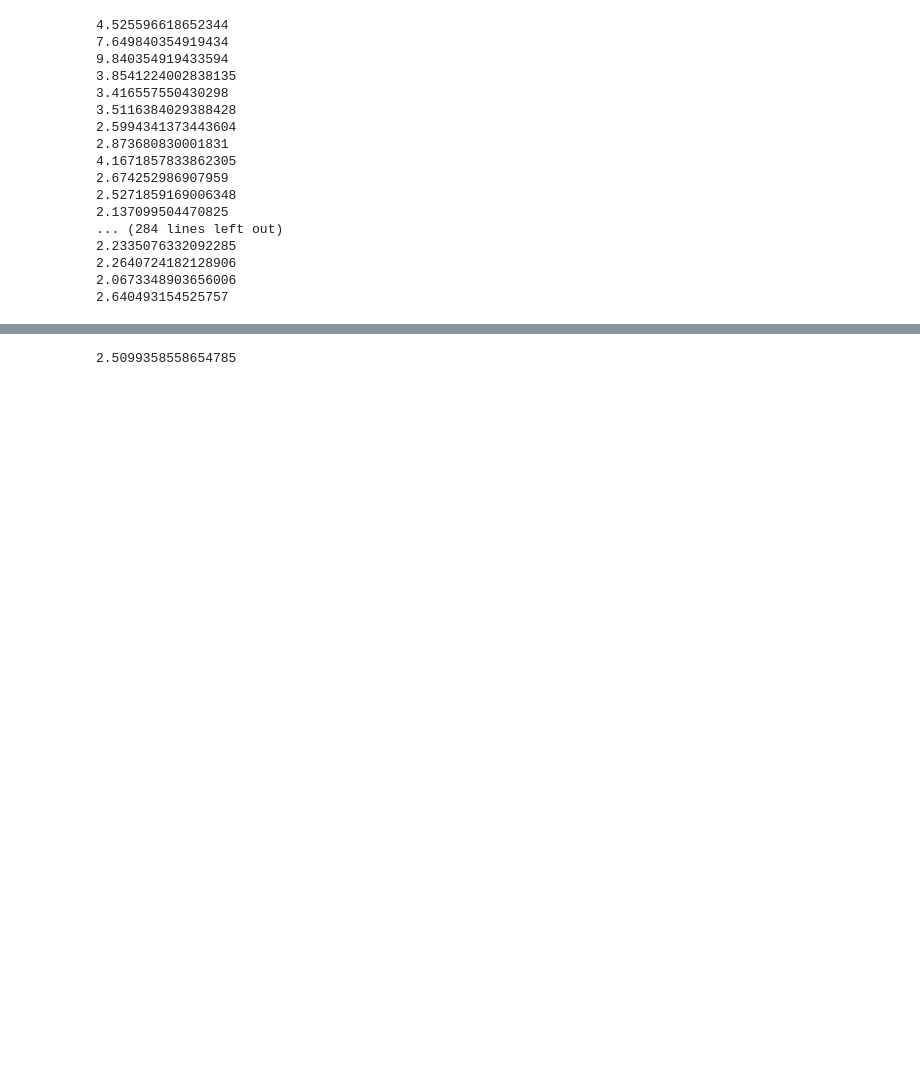
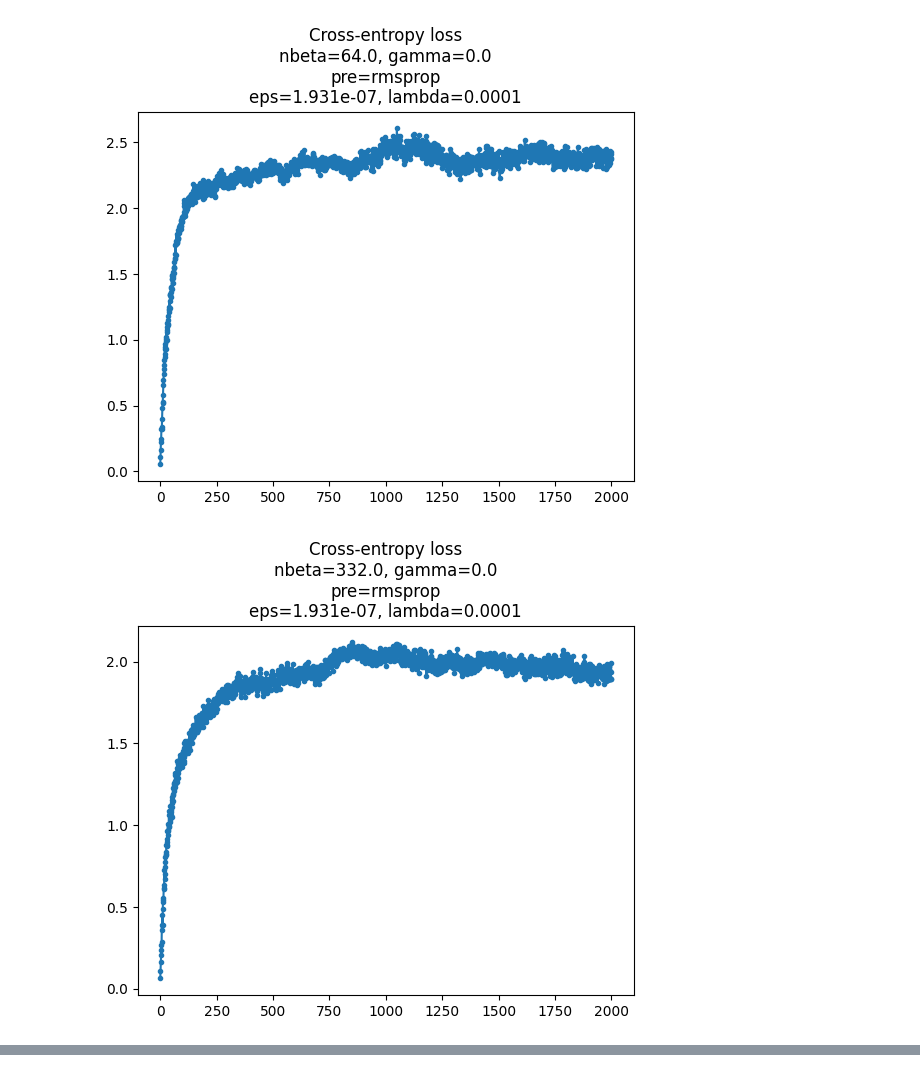
Before and after one commit to EleutherAI/tyche, a Jupyter notebook: notebooks/sgld_devinterp.ipynb, the cells around one changed output, grey strips where cells are left out. Saved outputs shown, nothing was run; the diff lists cells and outputs as text; code cells hidden in the pictures; blank space fills up the shorter version.

Commit message:
SGLD works!

```diff
--- a/notebooks/sgld_devinterp.ipynb
+++ b/notebooks/sgld_devinterp.ipynb
@@ -3,9 +3,12 @@ import torch
 import torchvision
 from transformers import AutoModelForImageClassification
 
+import matplotlib.pyplot as plt
+
 from devinterp.optim import SGLD
 from devinterp.slt.sampler import estimate_learning_coeff_with_summary
 from devinterp.vis_utils import EpsilonBetaAnalyzer
+
 
 # Local import:
 # import sys
@@ -29,6 +32,8 @@ model = AutoModelForImageClassification.from_pretrained("fxmarty/resnet-tiny-mni
 
 model.to(DEVICE)
 
+model.train()
+
 data = torchvision.datasets.MNIST(
     root="../data",
     download=True,
@@ -41,44 +46,38 @@ loader = torch.utils.data.DataLoader(data, batch_size=batch_size, shuffle=True)
 # %%
 from palamedes.sgld_sampler import *
 
+for nbeta in [64., 332., 1721., 8913., 46166.,]:
 
-params = SGLDParams(
-    eps=0.00019306977288832496,  # total step size
-    gamma=100,  # localization term
-    batch_size=batch_size,  # batch size
-    nbeta=64.,  # this is not beta, but beta * n, where n= |whole dataset|
-    num_steps=300,  # number of steps
-    checkpoint_every=None,  # If integer, saves weights every checkpoint_every steps
-    save_dir=None,  # if not specified, it defaults to /mnt/ssd-1/louis/palamedes/sgld_samples/{current_time}
-    # device=device,
-    preconditioner="none",  # "none" or "rmsprop
-    alpha_rmsprop=0.99,  # rmsprop parameter
-    lambda_rmsprop=1e-5,  # rmsprop parameter
-)
+    gamma = 0.
 
-sgld_dict = sgld(
-    model,
-    params,
-    dataset=loader,
-    cost_fn="cross_entropy",
-    device=DEVICE,
-    fp16=False,
-)
+    preconditioner = "rmsprop"
+
+    params = SGLDParams(
+        eps=0.00019306977288832496 / 1e3,  # total step size
+        gamma=gamma,  # localization term
+        batch_size=batch_size,  # batch size
+        nbeta=nbeta,  # this is not beta, but beta * n, where n= |whole dataset|
+        num_steps=2000,  # number of steps
+        checkpoint_every=None,  # If integer, saves weights every checkpoint_every steps
+        save_dir=None,  # if not specified, it defaults to /mnt/ssd-1/louis/palamedes/sgld_samples/{current_time}
+        # device=device,
+        preconditioner=preconditioner,  # "none" or "rmsprop"
+        alpha_rmsprop=0.99,  # rmsprop parameter
+        lambda_rmsprop=1e-4,  # rmsprop parameter
+    )
+
+    sgld_dict = sgld(
+        model,
+        params,
+        dataset=loader,
+        cost_fn="cross_entropy",
+        device=DEVICE,
+        fp16=False,
+    )
+
+    plt.plot(sgld_dict['loss'], '.-')
+    plt.title(f"Cross-entropy loss\nnbeta={nbeta}, gamma={gamma}\npre={preconditioner}\neps={params.eps:.4g}, lambda={params.lambda_rmsprop:.4g}")
+    plt.show()
 # %% [output]
-4.525596618652344
-7.649840354919434
-9.840354919433594
-3.8541224002838135
-3.416557550430298
-3.5116384029388428
-2.5994341373443604
-2.873680830001831
-4.1671857833862305
-2.674252986907959
-2.5271859169006348
-2.137099504470825
-... (284 lines left out)
-2.2335076332092285
-2.2640724182128906
-2.0673348903656006
-2.640493154525757
+[figure, added]
+[figure, added]
@@ -85,4 +86,0 @@ sgld_dict = sgld(
-# %%
-sgld_dict['loss'][-1]
-# %% [output]
-2.5099358558654785
```
Also changed, not shown: parts of 10 cells of this notebook, 1 other file.
